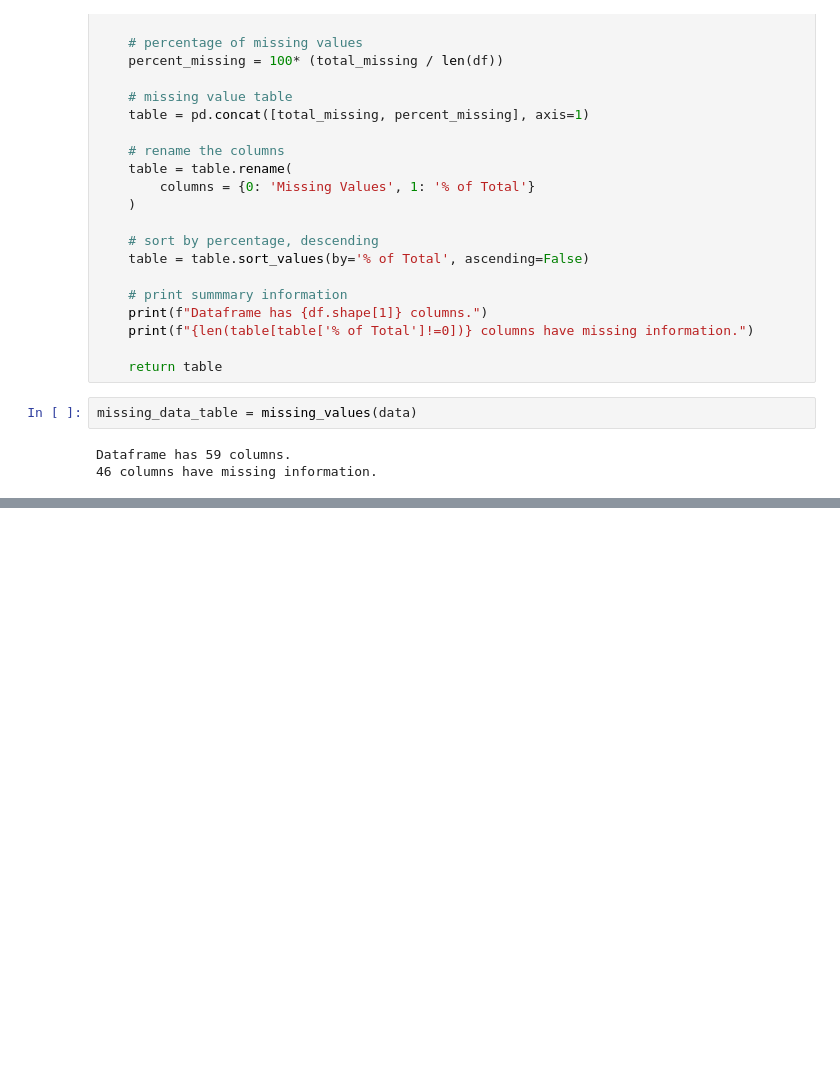
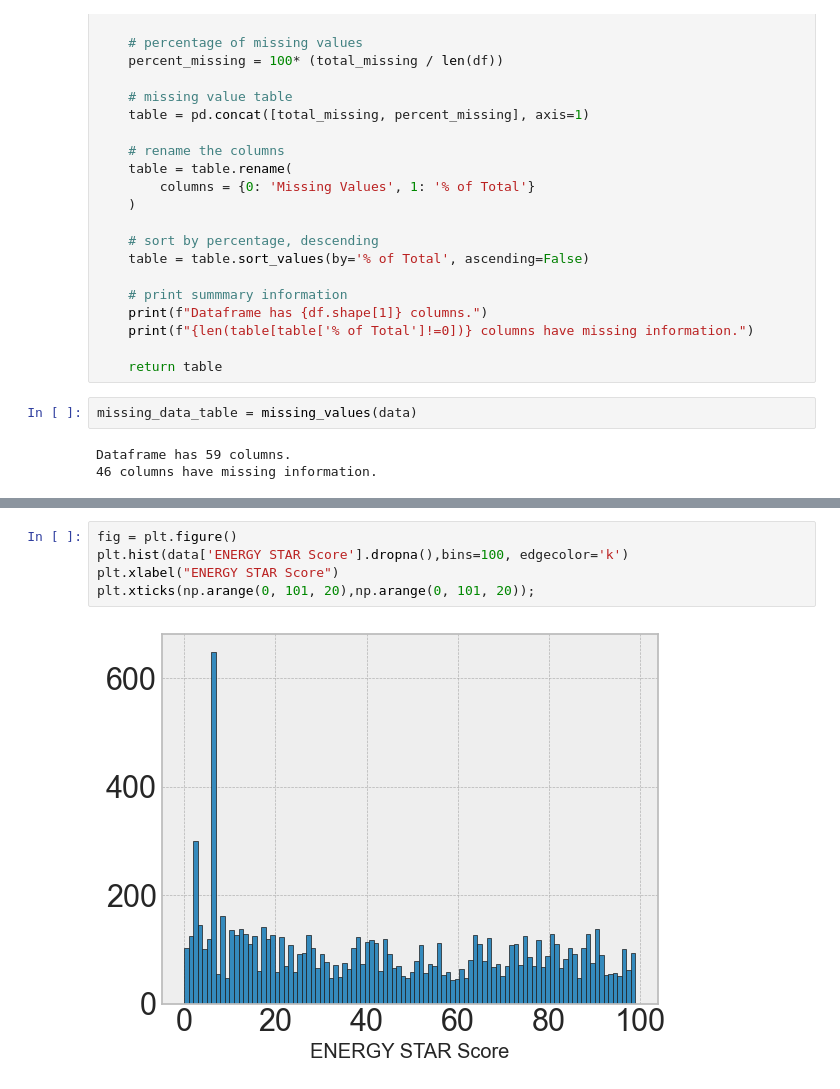
Before and after one commit to zkhechadoorian/NYC-LL84-Benchmarking, a Jupyter notebook: notebooks/0_eda.ipynb, the cells around one changed output, grey strips where cells are left out. Cells and saved outputs as stored; diff of their text form; blank space fills up the shorter version.

```diff
--- a/notebooks/0_eda.ipynb
+++ b/notebooks/0_eda.ipynb
@@ -230,0 +207,7 @@ data = data.drop(columns=columns_to_drop)
+# %%
+fig = plt.figure()
+plt.hist(data['ENERGY STAR Score'].dropna(),bins=100, edgecolor='k')
+plt.xlabel("ENERGY STAR Score")
+plt.xticks(np.arange(0, 101, 20),np.arange(0, 101, 20));
+# %% [output]
+[figure, added]
```
Also changed, not shown: parts of 9 cells of this notebook.
